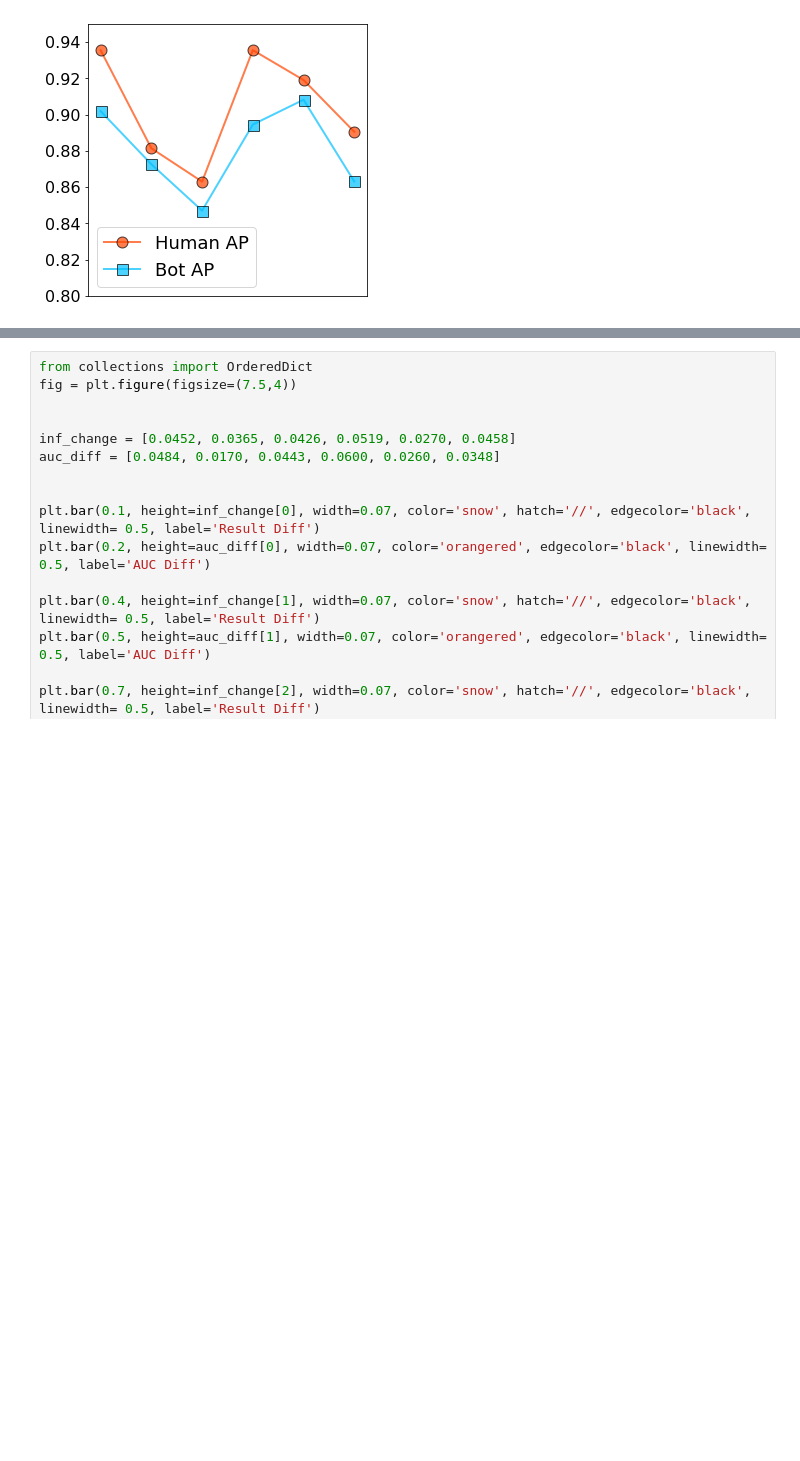
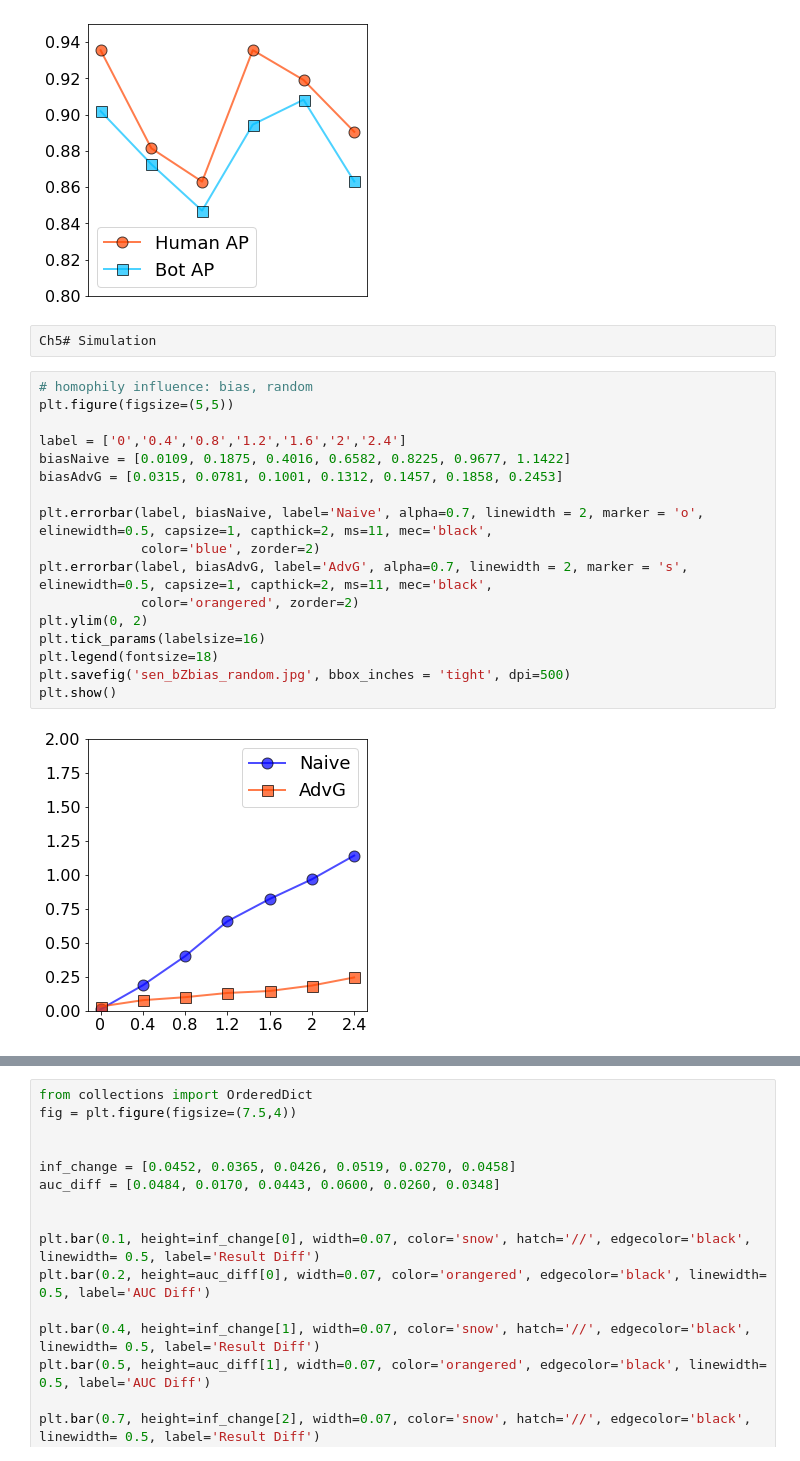
Before and after one commit to ZaccWu/botImpact, a Jupyter notebook: result_vis.ipynb, the cells around one changed output, grey strips where cells are left out. Saved outputs shown, nothing was run; the diff lists cells and outputs as text; blank space fills up the shorter version.

```diff
--- a/result_vis.ipynb
+++ b/result_vis.ipynb
@@ -49,3 +49,24 @@ plt.savefig('gcn_ap.jpg', bbox_inches = 'tight', dpi=500)
 plt.show()
 # %% [output]
 [figure]
+# %% [raw]
+Ch5# Simulation
+# %%
+# homophily influence: bias, random
+plt.figure(figsize=(5,5))
+
+label = ['0','0.4','0.8','1.2','1.6','2','2.4']
+biasNaive = [0.0109, 0.1875, 0.4016, 0.6582, 0.8225, 0.9677, 1.1422]
+biasAdvG = [0.0315, 0.0781, 0.1001, 0.1312, 0.1457, 0.1858, 0.2453]
+
+plt.errorbar(label, biasNaive, label='Naive', alpha=0.7, linewidth = 2, marker = 'o', elinewidth=0.5, capsize=1, capthick=2, ms=11, mec='black',
+             color='blue', zorder=2)
+plt.errorbar(label, biasAdvG, label='AdvG', alpha=0.7, linewidth = 2, marker = 's', elinewidth=0.5, capsize=1, capthick=2, ms=11, mec='black',
+             color='orangered', zorder=2)
+plt.ylim(0, 2)
+plt.tick_params(labelsize=16)
+plt.legend(fontsize=18)
+plt.savefig('sen_bZbias_random.jpg', bbox_inches = 'tight', dpi=500)
+plt.show()
+# %% [output]
+[figure, added]
```
Also changed, not shown: parts of 10 cells of this notebook, 24 other files.
